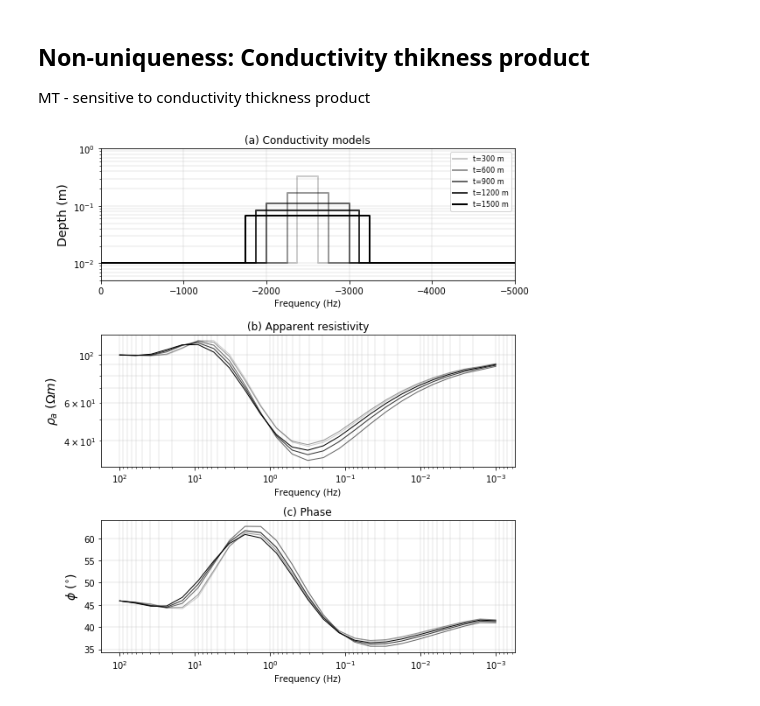
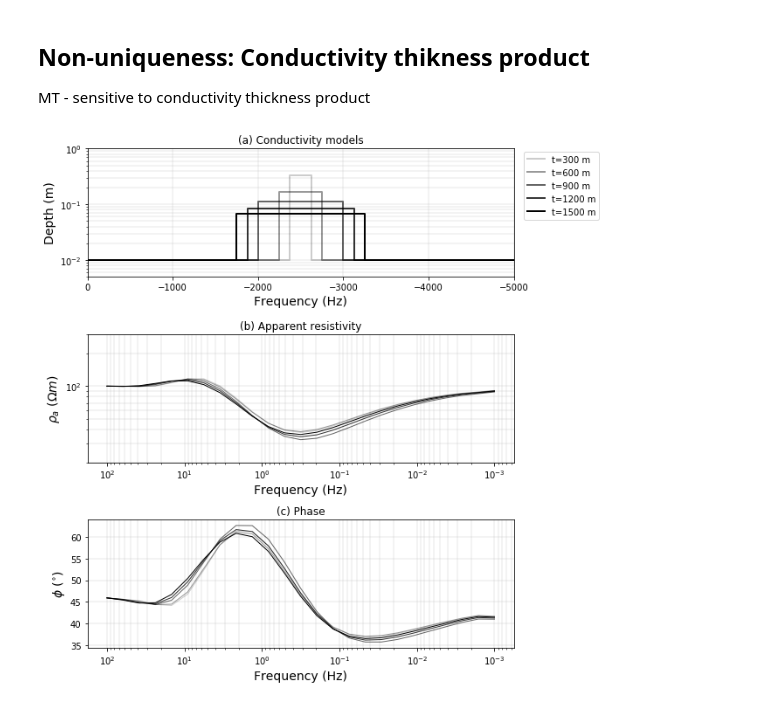
Before and after one commit to geoscixyz/computation, a Jupyter notebook: notebooks/MTtutorial/MT1D_Simulation_MutiFreqs.ipynb, the cells around one changed output. Drawn from its saved outputs; the diff is of its cells as text; code cells hidden in the pictures.

Commit message:
set ylims on apparent resistivity plot

```diff
--- a/notebooks/MTtutorial/MT1D_Simulation_MutiFreqs.ipynb
+++ b/notebooks/MTtutorial/MT1D_Simulation_MutiFreqs.ipynb
@@ -257,33 +257,34 @@ for i in range(len(thicks)):
     sigma_plt = np.repeat(sigmas[i], 2, axis=0)
     ax[0].semilogy(z, sigma_plt, 'k', alpha=(i+1)*0.2, lw=2, label="t={:1.0f} m".format(thicks[i]))
     ax[1].loglog(frequency, APP_RES[i], 'k-', alpha=(i+1)*0.2, lw=1)
     ax[2].semilogx(frequency, APP_PHASE[i], 'k-', alpha=(i+1)*0.2, lw=1)
 
 # conductivity plot
 ax[0].set_title("(a) Conductivity models")
 ax[0].set_xlabel("Conductivity (S/m)")
 ax[0].set_ylabel("Depth (m)", fontsize=14)
 ax[0].set_xlim([-5000., 0.])
 ax[0].set_ylim([5e-3, 1])
-ax[0].legend(fontsize=10)
+ax[0].legend(fontsize=10, bbox_to_anchor=(1.21, 1.01))
 
 # apparent resistivity plot
 ax[1].set_title("(b) Apparent resistivity")
 ax[1].set_ylabel("$\\rho_a \ (\Omega m)$", fontsize = 14)
+ax[1].set_ylim((2e1, 3e2))
 
 # phase plot
 ax[2].set_title("(c) Phase")
 ax[2].set_ylabel("$\phi \ (^{\circ})$", fontsize = 14)
 
 # apparent resistivity and phase plots
 for a in ax[0:]:
-    a.set_xlabel("Frequency (Hz)")
+    a.set_xlabel("Frequency (Hz)", fontsize = 14)
 
 for a in ax:
     a.grid(True, which='both', linewidth=0.3)
     a.invert_xaxis()
 
 
 plt.tight_layout()
 # %% [output]
-[figure, old version]
+[figure, new version]
```
Also changed, not shown: parts of 3 cells of this notebook.
